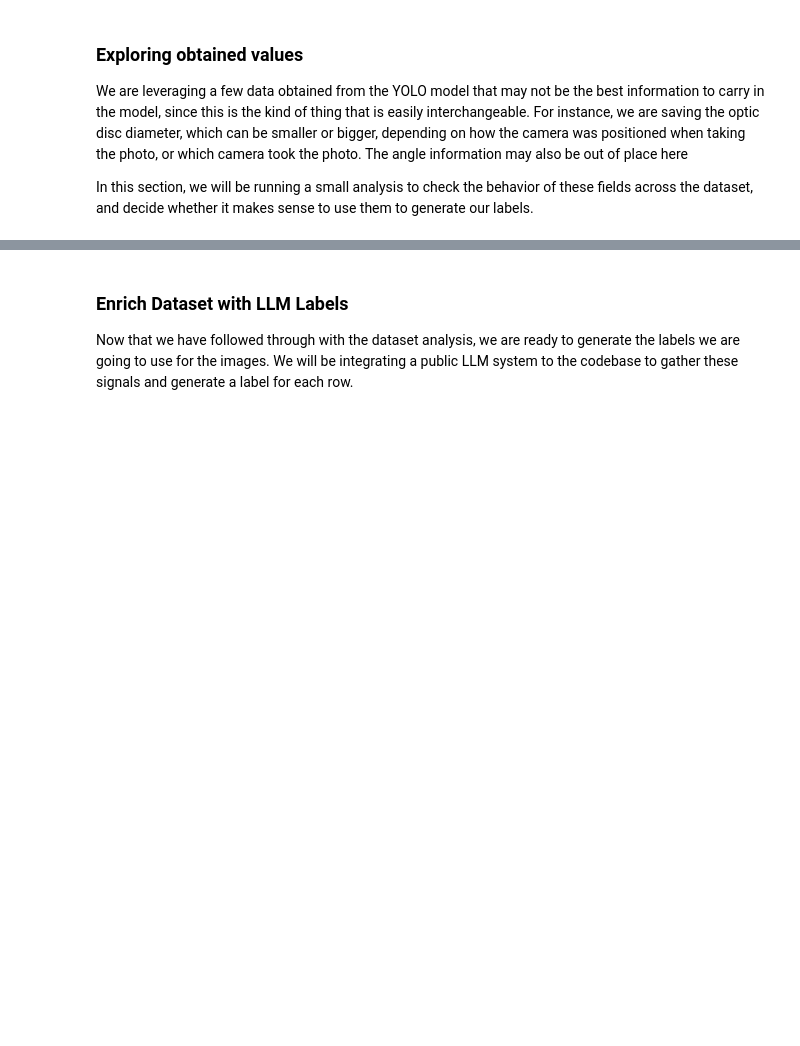
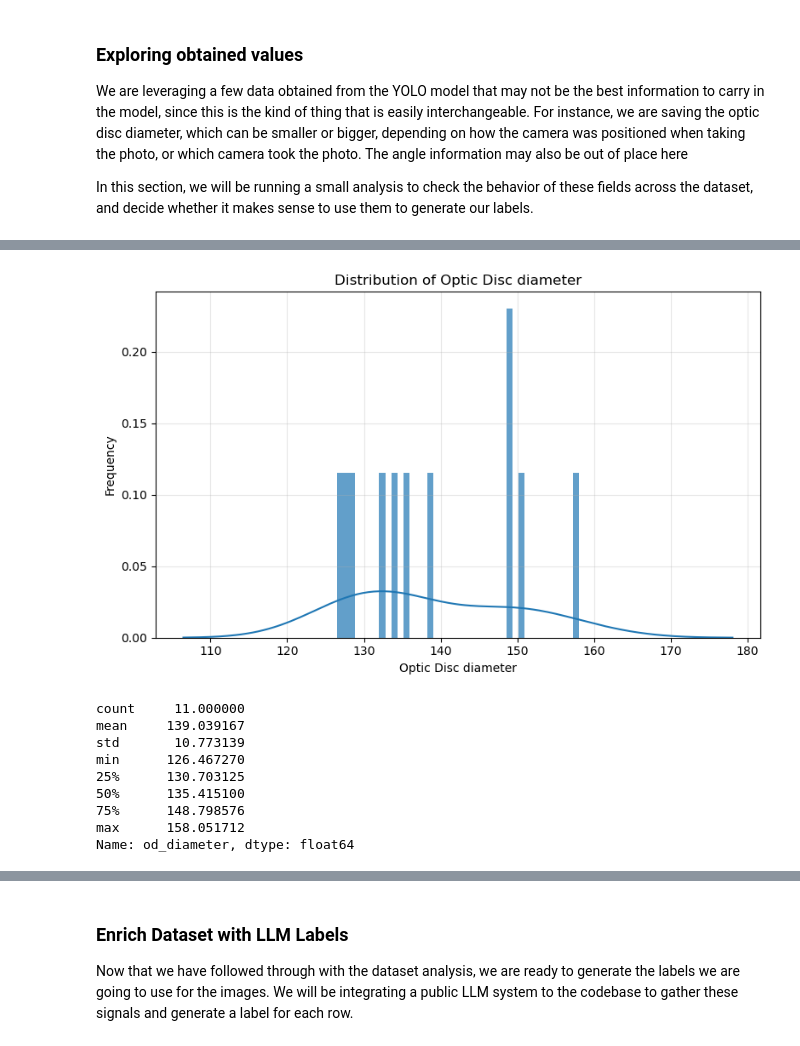
Before and after one commit to rodrigocmichelassi/bachelor-thesis, a Jupyter notebook: src/notebooks/data-generation.ipynb, the cells around one changed output, grey strips where cells are left out. Cells and saved outputs as stored; diff of their text form; code cells hidden in the pictures; blank space fills up the shorter version.

```diff
--- a/src/notebooks/data-generation.ipynb
+++ b/src/notebooks/data-generation.ipynb
@@ -242,0 +283,14 @@ In this section, we will be running a small analysis to check the behavior of th
+# %%
+plot_distribution(filtered_brset_df, 'od_diameter', 'Optic Disc diameter')
+print(filtered_brset_df['od_diameter'].describe())
+# %% [output]
+[figure, added]
+count     11.000000
+mean     139.039167
+std       10.773139
+min      126.467270
+25%      130.703125
+50%      135.415100
+75%      148.798576
+max      158.051712
+Name: od_diameter, dtype: float64
```
Also changed, not shown: parts of 8 cells of this notebook.
